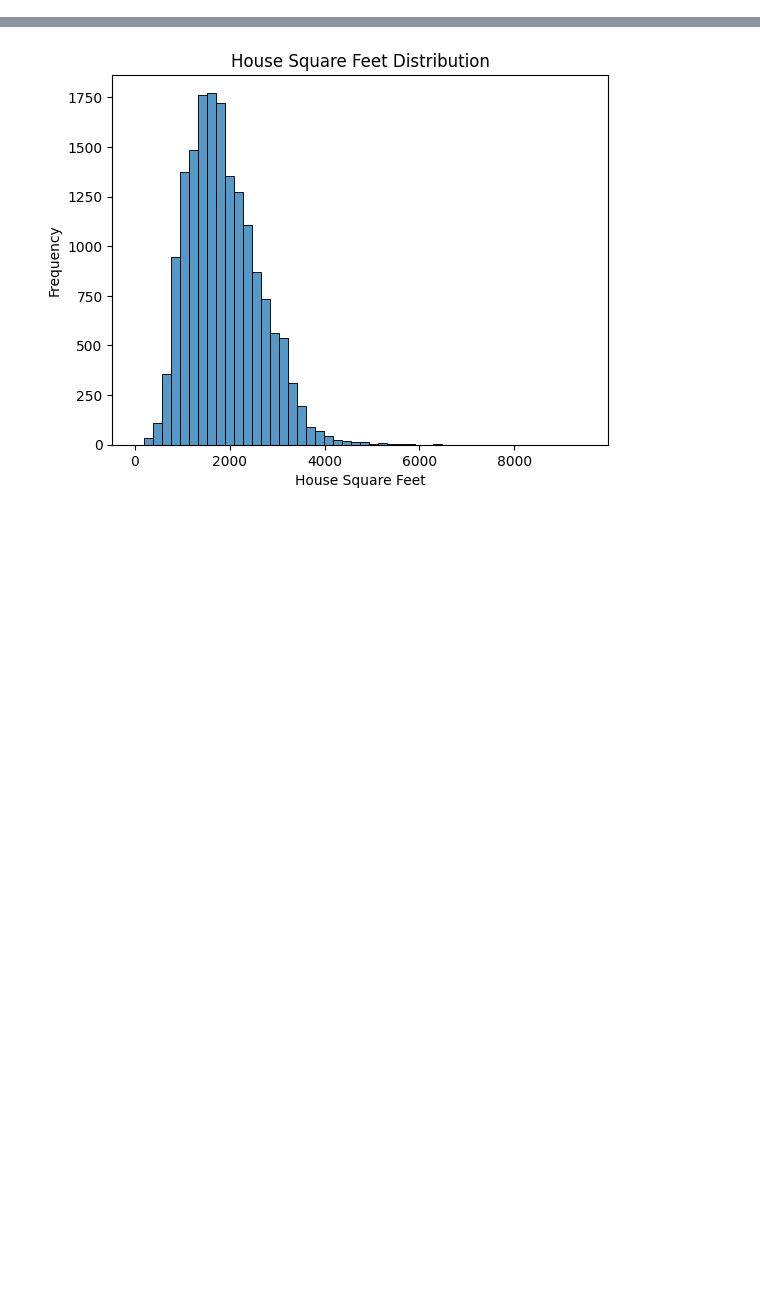
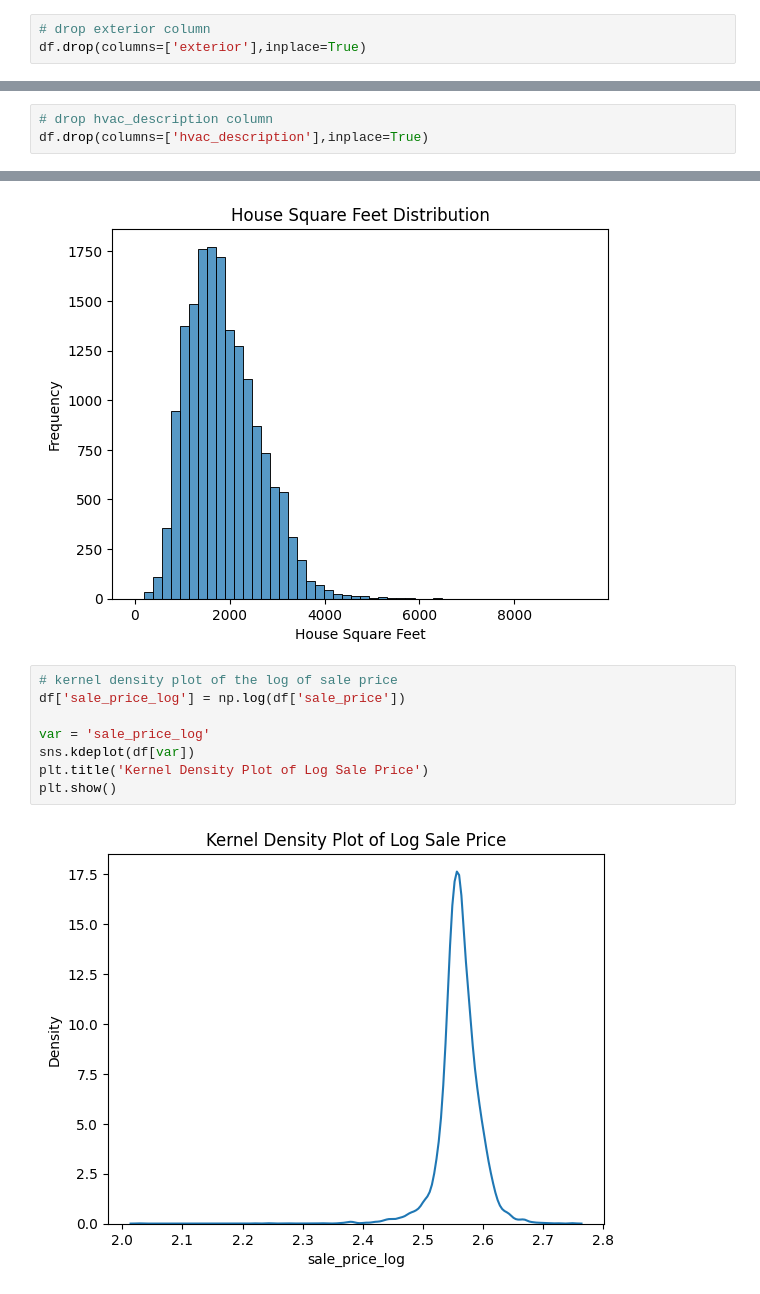
Before and after one commit to kpunsalan8/linearModels-KP, a Jupyter notebook: lab/lab_notebook_applied.ipynb, the cells around one changed output, grey strips where cells are left out. Saved outputs shown, nothing was run; the diff lists cells and outputs as text; blank space fills up the shorter version.

```diff
--- a/lab/lab_notebook_applied.ipynb
+++ b/lab/lab_notebook_applied.ipynb
@@ -98,6 +98,9 @@ array(['Drywall', nan, 'Paneling'], dtype=object)
 # %%
 # drop interior column
 df.drop(columns=['interior'],inplace=True)
+# %%
+# drop exterior column
+df.drop(columns=['exterior'],inplace=True)
 # %%
 # see value counts of hvac_description
 df['hvac_description'].value_counts()
@@ -114,6 +117,9 @@ df['hvac_description'].value_counts()
 | Electric | 2 |
 | Floor Wall Furnace | 1 |
 dtype: int64
+# %%
+# drop hvac_description column
+df.drop(columns=['hvac_description'],inplace=True)
 # %%
 # peek at data again
 df.head()
@@ -197,3 +203,13 @@ plt.ylabel('Frequency')
 plt.show()
 # %% [output]
 [figure]
+# %%
+# kernel density plot of the log of sale price
+df['sale_price_log'] = np.log(df['sale_price'])
+
+var = 'sale_price_log'
+sns.kdeplot(df[var])
+plt.title('Kernel Density Plot of Log Sale Price')
+plt.show()
+# %% [output]
+[figure, added]
```
Also changed, not shown: parts of 2 cells of this notebook.
